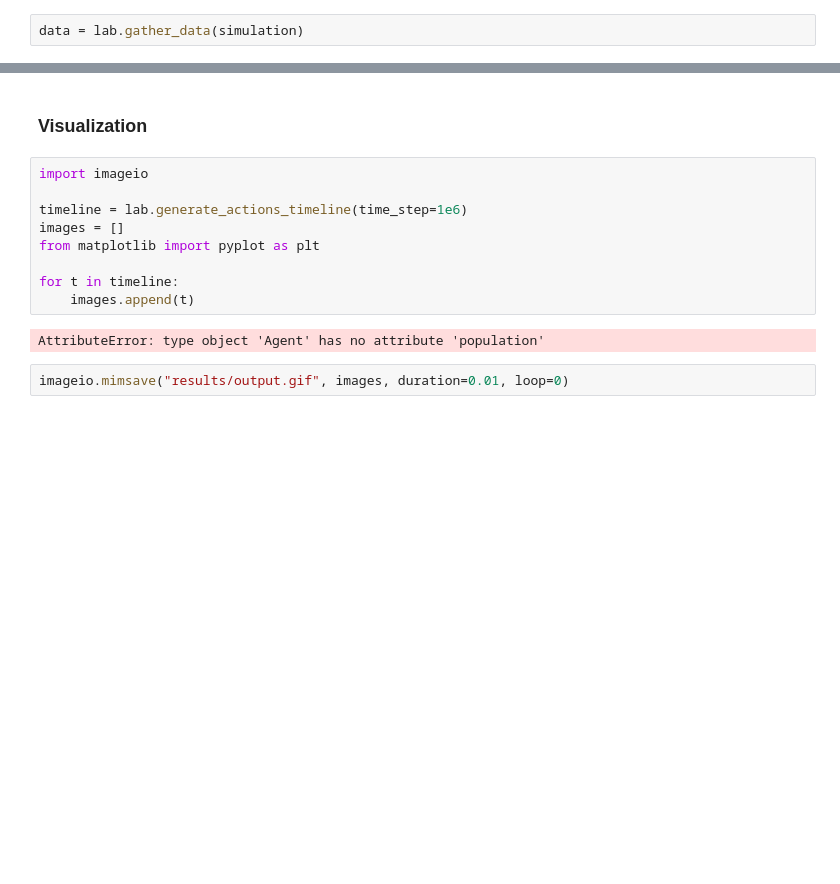
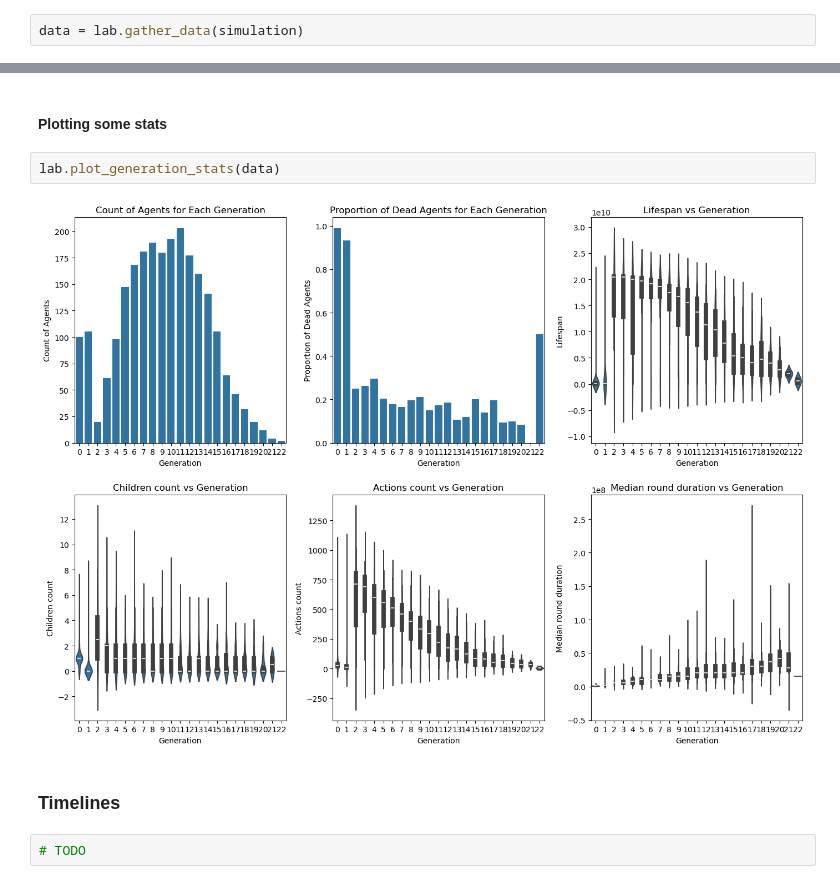
Before and after one commit to alexisjapas/gamasi, a Jupyter notebook: demo.ipynb, the cells around one changed output, grey strips where cells are left out. Drawn from its saved outputs; the diff is of its cells as text; blank space fills up the shorter version.

```diff
--- a/demo.ipynb
+++ b/demo.ipynb
@@ -59,15 +60,10 @@ data["population_statistics"]
+# %% [markdown]
+#### Plotting some stats
+# %%
+lab.plot_generation_stats(data)
+# %% [output]
+[figure, added]
 # %% [markdown]
-### Visualization
+### Timelines
-# %%
-import imageio
-
-timeline = lab.generate_actions_timeline(time_step=1e6)
-images = []
-from matplotlib import pyplot as plt
-
-for t in timeline:
-    images.append(t)
-# %% [output]
-AttributeError: type object 'Agent' has no attribute 'population'
-# %%
-imageio.mimsave("results/output.gif", images, duration=0.01, loop=0)
+# %%
+# TODO
```
Also changed, not shown: parts of 5 cells of this notebook, 3 other files.
